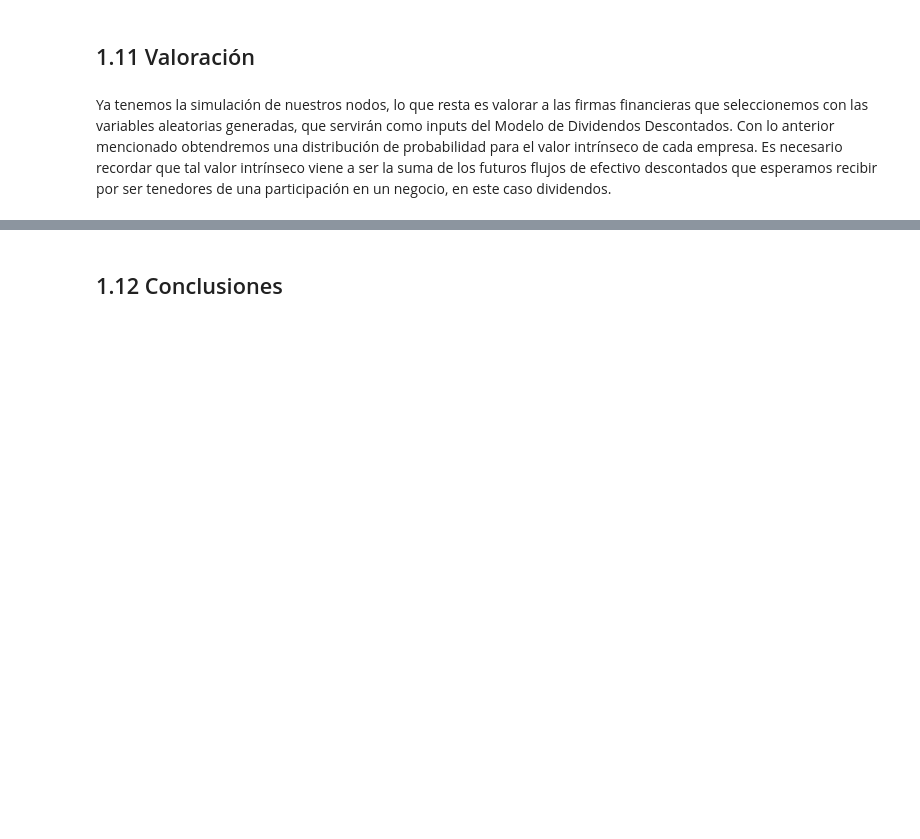
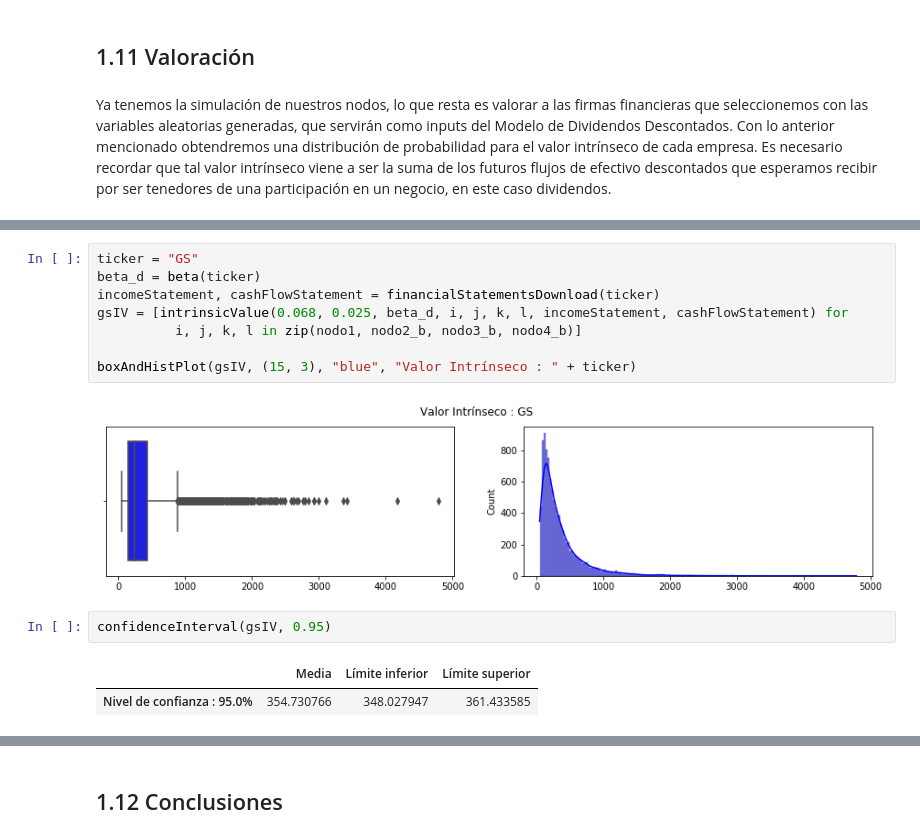
Before and after one commit to EMarquez7/Proyecto_DALopez_EMarquez, a Jupyter notebook: ProyectoModulo1_LazarenoD_DelgadoE.ipynb, the cells around one changed output, grey strips where cells are left out. Saved outputs shown, nothing was run; the diff lists cells and outputs as text; blank space fills up the shorter version.

```diff
--- a/ProyectoModulo1_LazarenoD_DelgadoE.ipynb
+++ b/ProyectoModulo1_LazarenoD_DelgadoE.ipynb
@@ -1094,0 +1103,15 @@ La evidencia indica que el valor intrínseco esperado no es igual a 55.439998626
+# %%
+ticker = "GS"
+beta_d = beta(ticker)
+incomeStatement, cashFlowStatement = financialStatementsDownload(ticker)
+gsIV = [intrinsicValue(0.068, 0.025, beta_d, i, j, k, l, incomeStatement, cashFlowStatement) for
+          i, j, k, l in zip(nodo1, nodo2_b, nodo3_b, nodo4_b)]
+
+boxAndHistPlot(gsIV, (15, 3), "blue", "Valor Intrínseco : " + ticker)
+# %% [output]
+[figure, added]
+# %%
+confidenceInterval(gsIV, 0.95)
+# %% [output]
+|  | Media | Límite inferior | Límite superior |
+| Nivel de confianza : 95.0% | 354.730766 | 348.027947 | 361.433585 |
```
Also changed, not shown: parts of 42 cells of this notebook.
